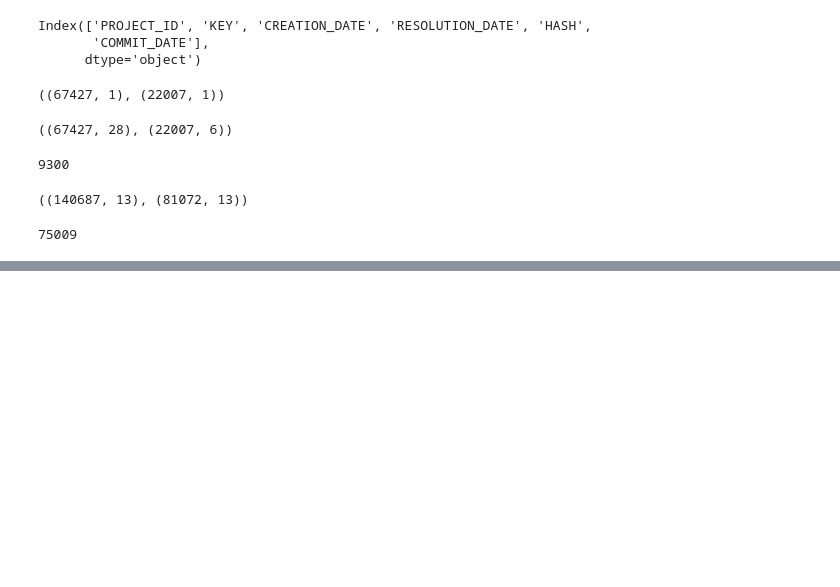
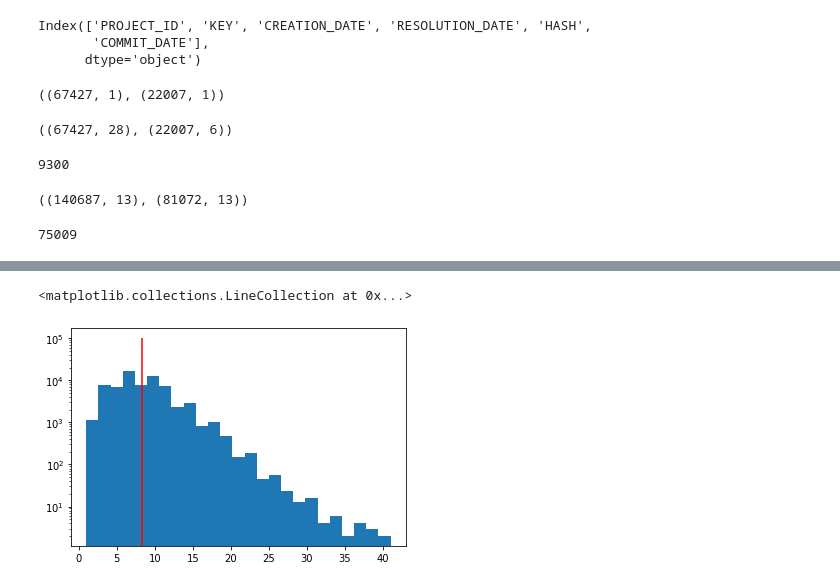
Before and after one commit to raulhigueras/tech-debt-NLP-analysis, a Jupyter notebook: notebooks/explore.ipynb, the cells around one changed output, grey strips where cells are left out. Drawn from its saved outputs; the diff is of its cells as text; code cells hidden in the pictures; blank space fills up the shorter version.

```diff
--- a/notebooks/explore.ipynb
+++ b/notebooks/explore.ipynb
@@ -71,0 +200,6 @@ Index(['projectID', 'commitHash', 'commitMessage', 'author', 'authorDate',
+# %%
+_ = plt.hist(sum_no_outlier_lens, log=True, bins = 25)
+plt.vlines(np.mean(sum_no_outlier_lens), ymin=0, ymax = 10**5, colors="red")
+# %% [output]
+<matplotlib.collections.LineCollection at 0x...>
+[figure, added]
```
Also changed, not shown: parts of 23 cells of this notebook.
